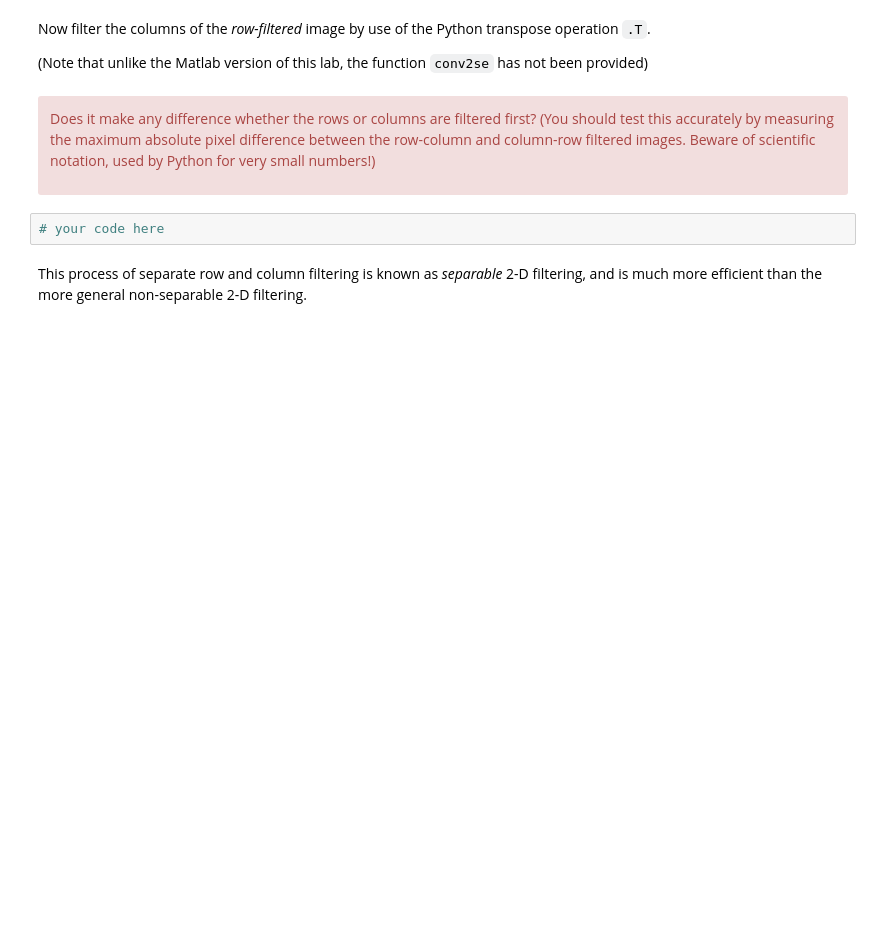
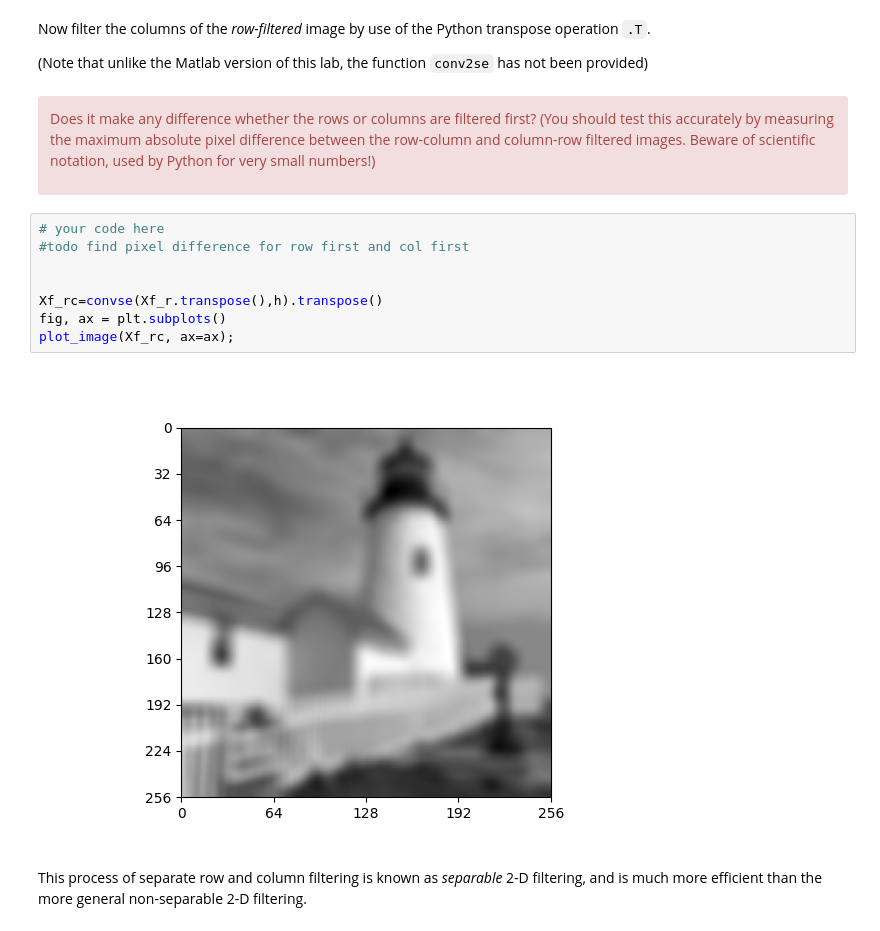
Before and after one commit to AndrewKeYanzhe/cued_sf2_lab, a Jupyter notebook: 5-simple-image-filtering.ipynb, the cells around one changed output. Saved outputs shown, nothing was run; the diff lists cells and outputs as text; blank space fills up the shorter version.

```diff
--- a/5-simple-image-filtering.ipynb
+++ b/5-simple-image-filtering.ipynb
@@ -187,8 +194,16 @@ Now filter the columns of the _row-filtered_ image by use of the Python transpos
 Does it make any difference whether the rows or columns are filtered first? (You should test this accurately by measuring the maximum absolute pixel difference between the row-column and column-row filtered images. Beware of scientific notation, used by Python for very small numbers!)
 
 </div>
-# %%
-# your code here
+# %%
+# your code here
+#todo find pixel difference for row first and col first
+
+
+Xf_rc=convse(Xf_r.transpose(),h).transpose()
+fig, ax = plt.subplots()
+plot_image(Xf_rc, ax=ax);
+# %% [output]
+[figure, added]
 # %% [markdown]
 This process of separate row and column filtering is known as
 *separable* 2-D filtering, and is much more efficient than
```
Also changed, not shown: parts of 6 cells of this notebook.
